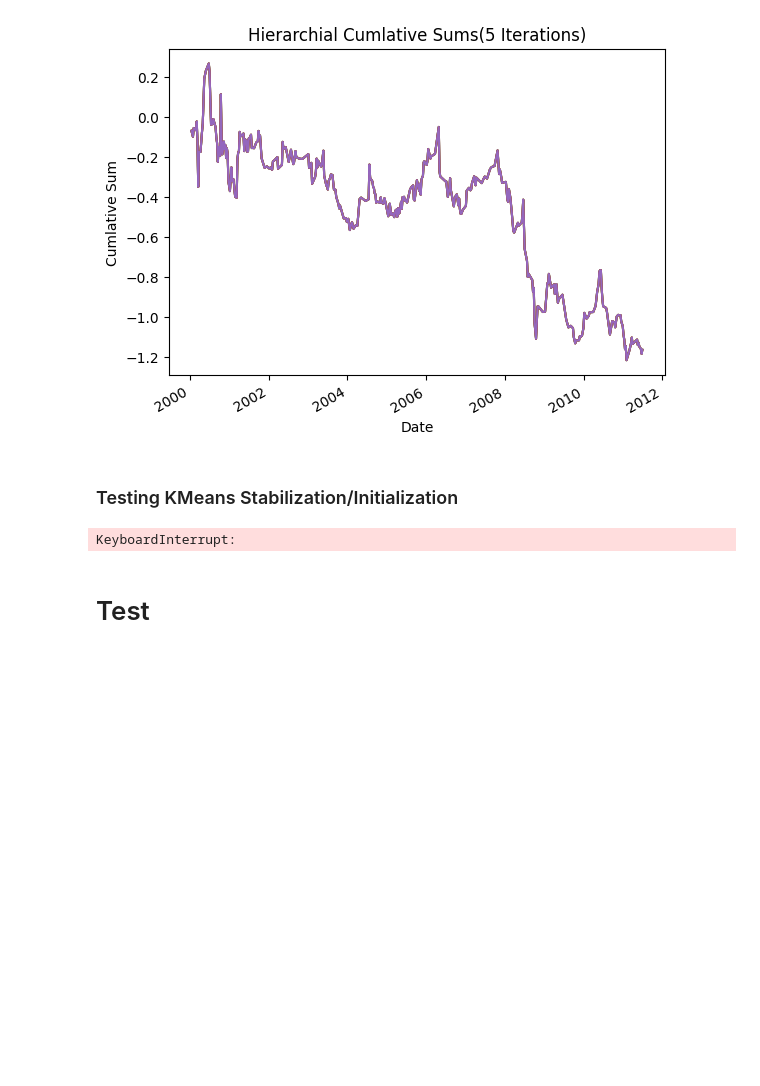
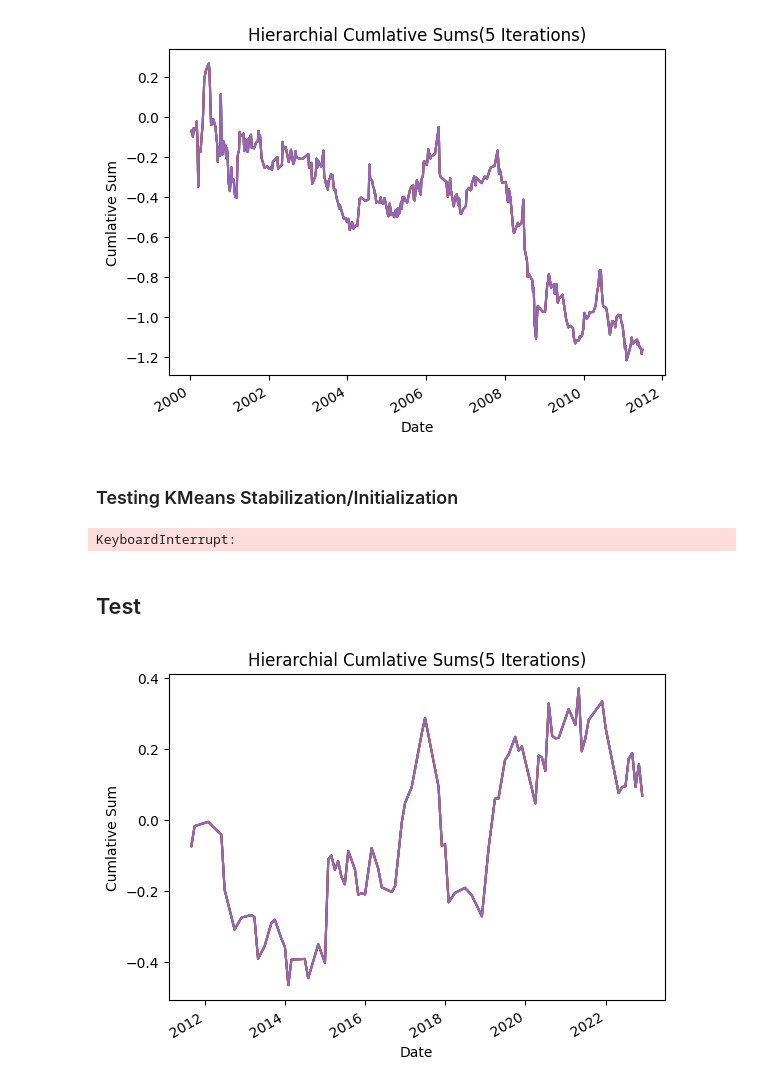
Before and after one commit to TInglefield/Math4920Project, a Jupyter notebook: clustering_NEW/Draft_5/Clustering_draft5_1.ipynb, the cells around one changed output. Saved outputs shown, nothing was run; the diff lists cells and outputs as text; code cells hidden in the pictures; blank space fills up the shorter version.

```diff
--- a/clustering_NEW/Draft_5/Clustering_draft5_1.ipynb
+++ b/clustering_NEW/Draft_5/Clustering_draft5_1.ipynb
@@ -33,9 +33,22 @@ caps_df.index = pd.to_datetime(caps_df.index)
 # %%
 # Pulling rougly the first half of data
 num_rows = len(prices_df)
-print(f'Original Length: {num_rows}')
+print('Original Length')
+print(f'Price data: {num_rows}')
+num_rows = len(caps_df)
+print(f'Price data: {num_rows}')
 train_df = prices_df[:np.round(num_rows/2).astype(int)]
+test_prices_df = prices_df[np.round(num_rows/2).astype(int):]
+test_caps_df = caps_df[np.round(num_rows/2).astype(int):]
 caps_df = caps_df[:np.round(num_rows/2).astype(int)]
+print('Price Data')
 num_rows = len(train_df)
 print(f'Train Length: {num_rows}')
+num_rows = len(test_prices_df)
+print(f'Test Length: {num_rows}')
+print('Cap Data')
+num_rows = len(caps_df)
+print(f'Train Length: {num_rows}')
+num_rows = len(test_caps_df)
+print(f'Test Length: {num_rows}')
 # %% [output]
@@ -550,11 +581,11 @@ def run_trading_Spectral(run_frequency, n_runs):
     plt.ylabel("Cumlative Sum")
     plt.show()
 # %%
-def run_trading_Hierarchial(run_frequency, n_runs):
+def run_trading_Hierarchial(run_frequency, n_runs, prices_data, caps_data):
     trading_results_dict = {}
     n_iterations = 5
     for i in range(n_iterations):
-        trading_res = trading(prices_dataframe=train_df, caps_dataframe=caps_df, market_dictionary=full_market_dict,
+        trading_res = trading(prices_dataframe=prices_data, caps_dataframe=caps_data, market_dictionary=full_market_dict,
             available_sector_list=sector_list, num_clusters=7, num_sectors=7,
             n_market_cap=10, n_cv=4, consider_cv='Yes', cluster='Yes',
             cluster_method='Hierarchial', final_beta_validation='No', run_frequency=run_frequency,
@@ -653,6 +688,9 @@ run_trading_testing_KMeans(Inits_list, 'Monthly', 'Max')
 # %% [output]
 KeyboardInterrupt:
 # %% [markdown]
-# Test
+## Test
 # %%
-# monthly hierarchial with testing
+# monthly hierarchial with testing data
+run_trading_Hierarchial('Monthly', 'Max', test_prices_df, test_caps_df)
+# %% [output]
+[figure, added]
```
Also changed, not shown: parts of 15 cells of this notebook.
